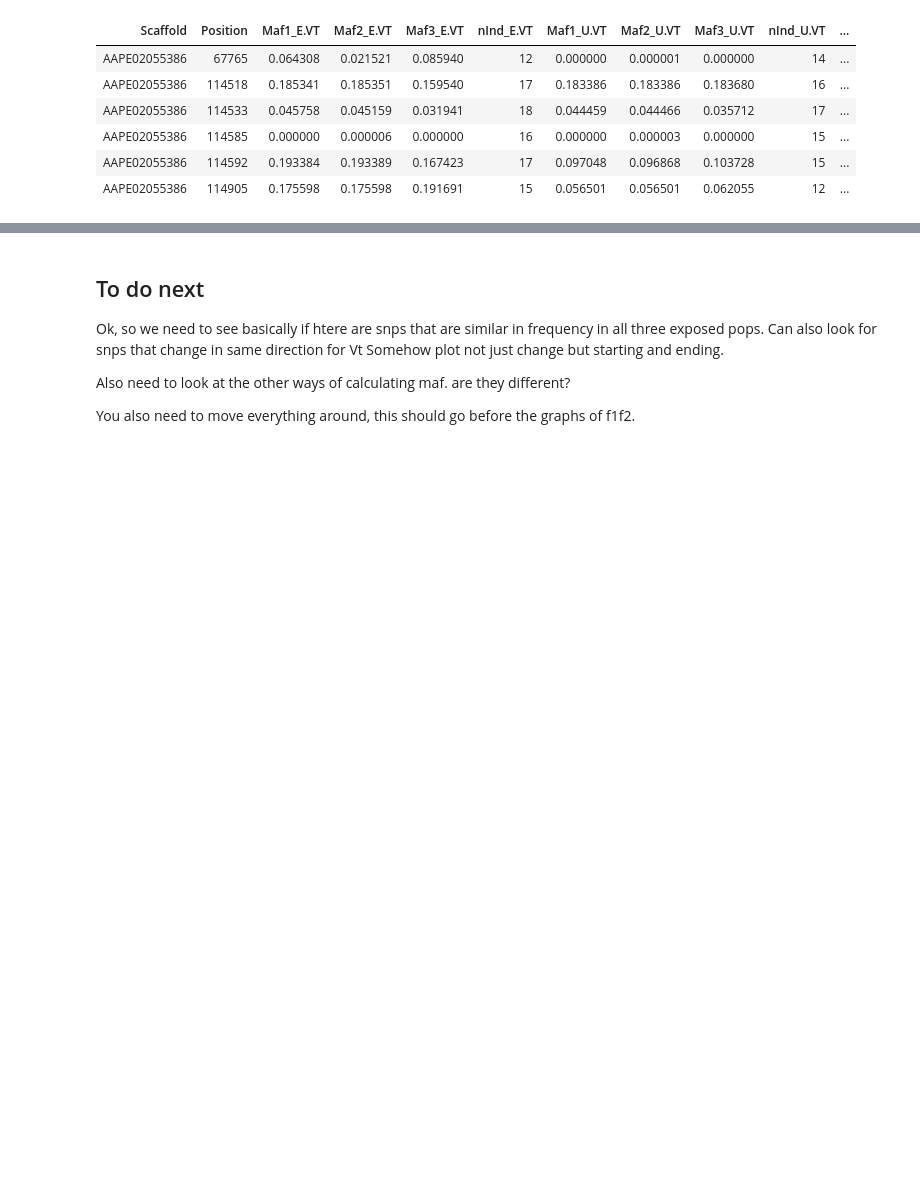
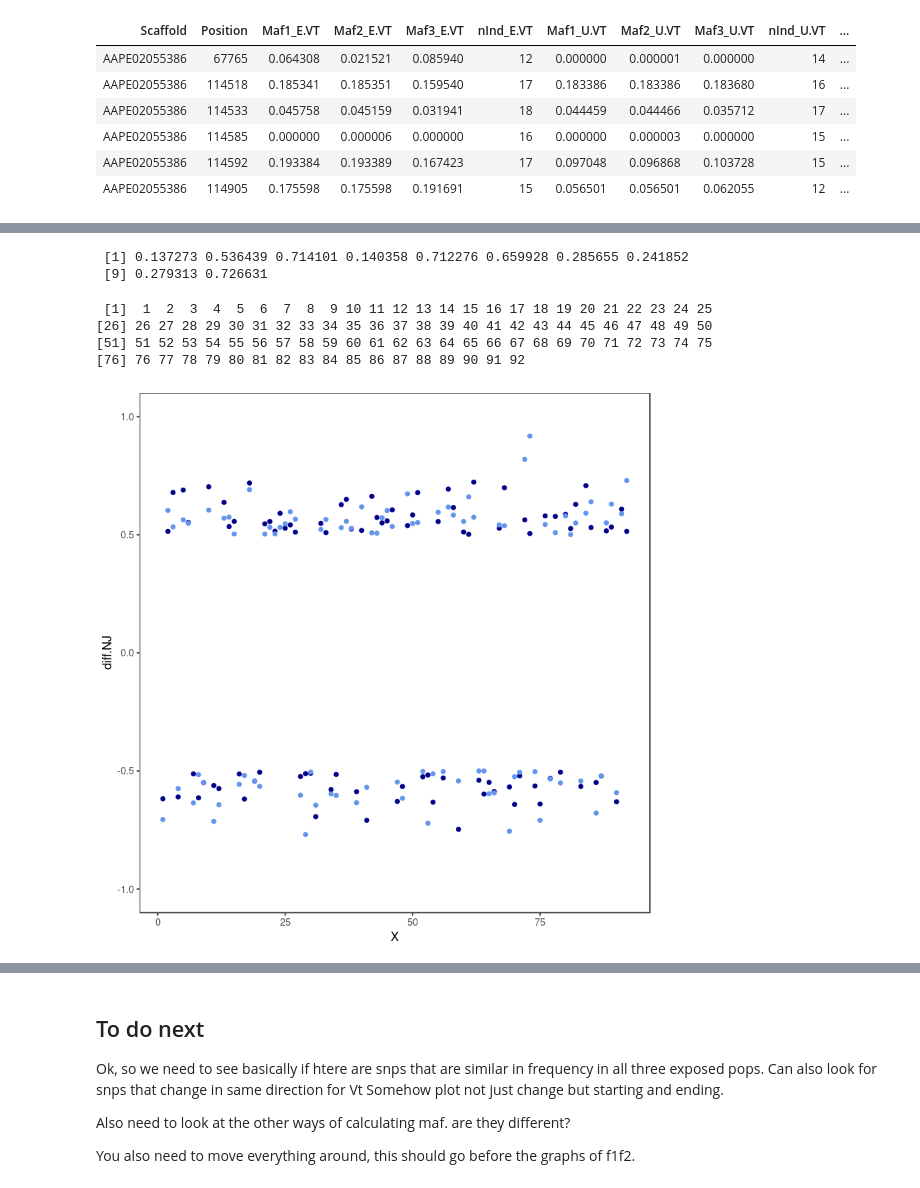
Before and after one commit to sagw/WNS_WGS, a Jupyter notebook: Notebooks/Angsd_all_SNP_graphs.ipynb, the cells around one changed output, grey strips where cells are left out. Saved outputs shown, nothing was run; the diff lists cells and outputs as text; code cells hidden in the pictures; blank space fills up the shorter version.

Commit message:
trying to make better graphs for paper

```diff
--- a/Notebooks/Angsd_all_SNP_graphs.ipynb
+++ b/Notebooks/Angsd_all_SNP_graphs.ipynb
@@ -388,3 +392,5 @@ head(vteusnpsAll)
 mafsNJNY50SigVT=merge(mafsNJNY50Sig, vteusnpsAll, by=c("Scaffold", "Position"))
 # %%
 write.csv(mafsNJNY50SigVT, file="~/WGS/SNPS/All_mylu/snps/njnyeu50SigMafsVT.csv")
+# %%
+mafsNJNY50SigVT=read.csv("~/WGS/SNPS/All_mylu/snps/njnyeu50SigMafsVT.csv")
@@ -390,0 +407,7 @@ write.csv(mafsNJNY50SigVT, file="~/WGS/SNPS/All_mylu/snps/njnyeu50SigMafsVT.csv"
+# %%
+mafsNJNY50SigVT$logP=(-log(mafsNJNY50SigVT$CombinedP))
+# %%
+head(mafsNJNY50SigVT$Maf1_E.NJ, 10)
+# %% [output]
+ [1] 0.137273 0.536439 0.714101 0.140358 0.712276 0.659928 0.285655 0.241852
+ [9] 0.279313 0.726631
@@ -390,0 +417,14 @@ write.csv(mafsNJNY50SigVT, file="~/WGS/SNPS/All_mylu/snps/njnyeu50SigMafsVT.csv"
+# %%
+mafsNJNY50SigVT$X
+# %% [output]
+ [1]  1  2  3  4  5  6  7  8  9 10 11 12 13 14 15 16 17 18 19 20 21 22 23 24 25
+[26] 26 27 28 29 30 31 32 33 34 35 36 37 38 39 40 41 42 43 44 45 46 47 48 49 50
+[51] 51 52 53 54 55 56 57 58 59 60 61 62 63 64 65 66 67 68 69 70 71 72 73 74 75
+[76] 76 77 78 79 80 81 82 83 84 85 86 87 88 89 90 91 92
+# %%
+    print(ggplot()+ geom_point(data=mafsNJNY50SigVT, aes(x=X, y=diff.NJ), colour="darkblue")+ theme_bw()
+    + theme( panel.grid.minor = element_blank(), panel.grid.major = element_blank())
+    + geom_point(data=mafsNJNY50SigVT, aes(x=X, y=diff.NY), colour="cornflowerblue")
+     + ylim(-1, 1))
+# %% [output]
+[figure, added]
```
Also changed, not shown: parts of 9 cells of this notebook, 1 other file.
